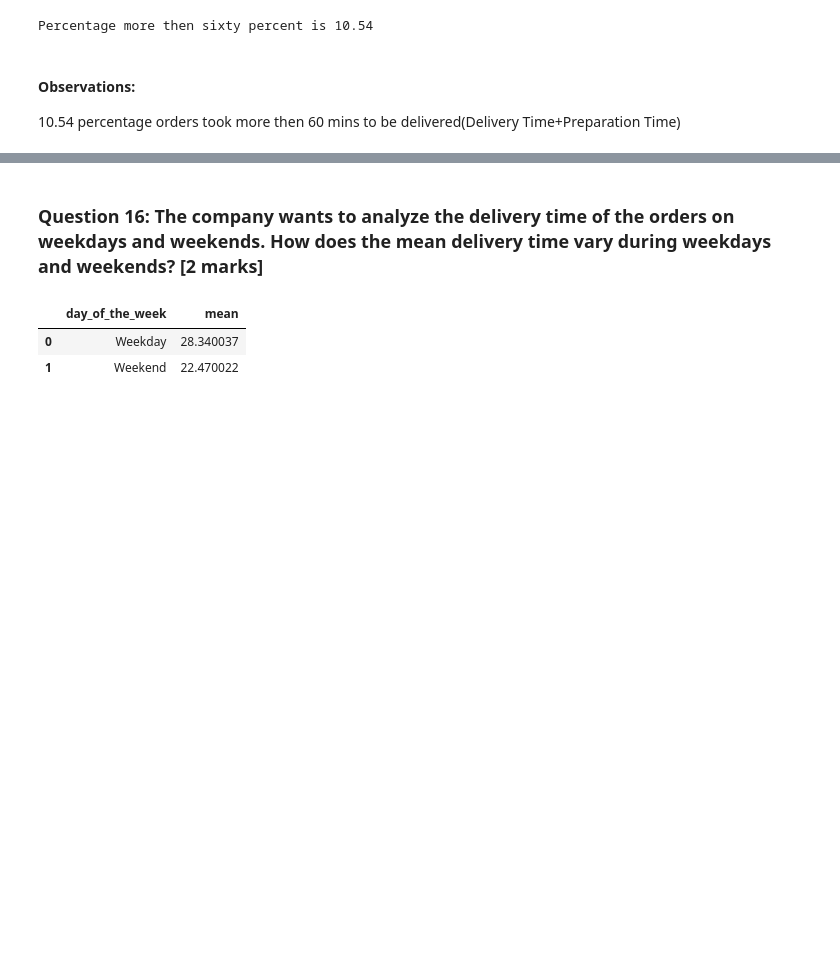
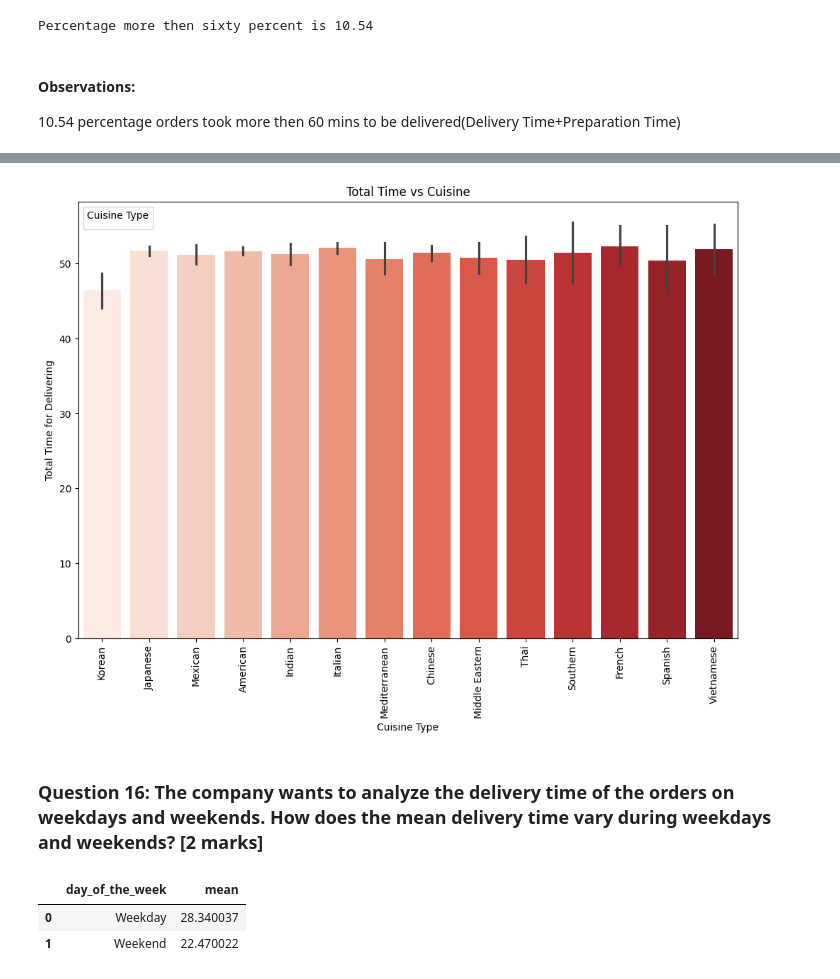
Before and after one commit to Rajesh2015/FoodHub-Data-Analysis, a Jupyter notebook: IP_Project_FoodHub_Answers_Notebook.ipynb, the cells around one changed output, grey strips where cells are left out. Cells and saved outputs as stored; diff of their text form; code cells hidden in the pictures; blank space fills up the shorter version.

```diff
--- a/IP_Project_FoodHub_Answers_Notebook.ipynb
+++ b/IP_Project_FoodHub_Answers_Notebook.ipynb
@@ -1082,3 +1108,7 @@ Percentage more then sixty percent is 10.54
 # %% [markdown]
 #### Observations:
 10.54 percentage orders took more then 60 mins to be delivered(Delivery Time+Preparation Time)
+# %%
+plt=plot_bar_distribution(data=food_df,x='cuisine_type',y='total_time',hue='cuisine_type',x_label='Cuisine Type',y_label='Total Time for Delivering',title="Total Time vs Cuisine",hue_title='Cuisine Type',color='red')
+plt.show()
+# %% [output]
@@ -1085,3 +1116,4 @@ Percentage more then sixty percent is 10.54
+[figure, added]
 # %% [markdown]
 ### **Question 16:** The company wants to analyze the delivery time of the orders on weekdays and weekends. How does the mean delivery time vary during weekdays and weekends? [2 marks]
 # %%
```
Also changed, not shown: parts of 11 cells of this notebook.
